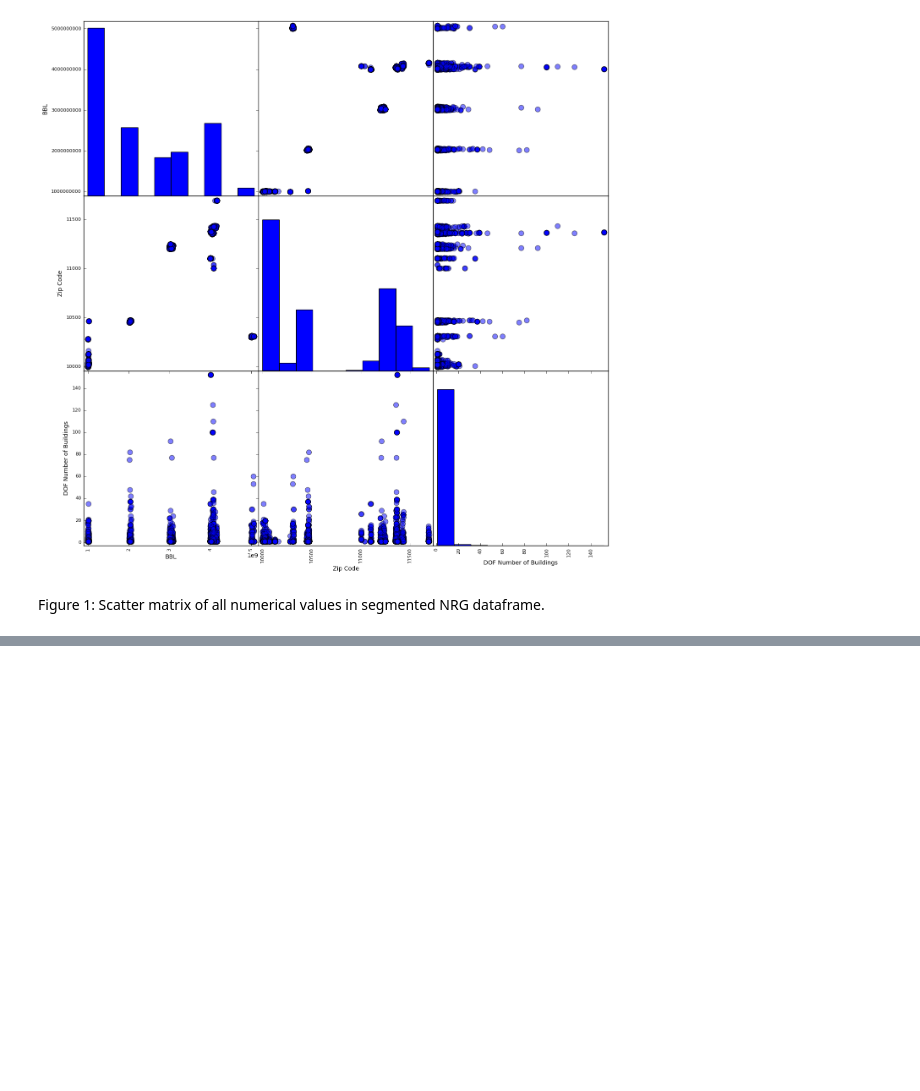
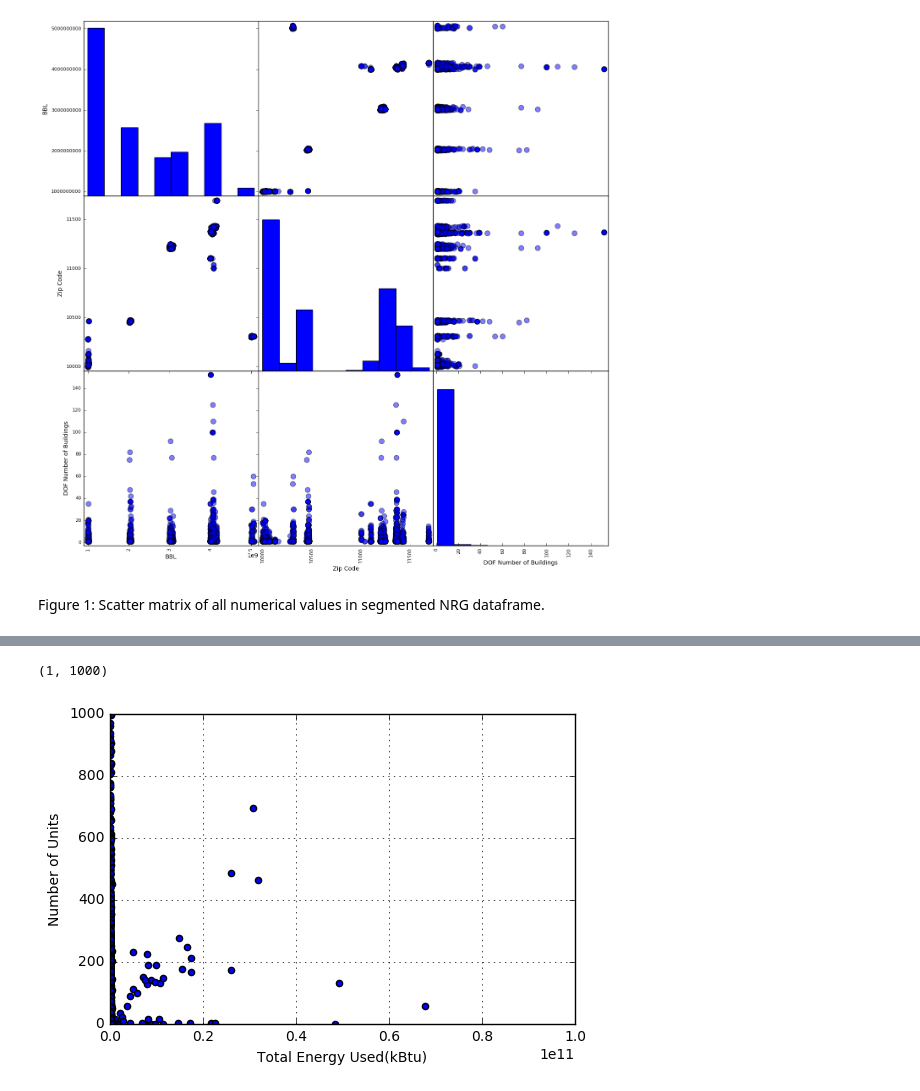
Before and after one commit to tashay/PUI2016_tg1478, a Jupyter notebook: HW6_tg1478/HW6_1_tg1478.ipynb, the cells around one changed output, grey strips where cells are left out. Drawn from its saved outputs; the diff is of its cells as text; code cells hidden in the pictures; blank space fills up the shorter version.

```diff
--- a/HW6_tg1478/HW6_1_tg1478.ipynb
+++ b/HW6_tg1478/HW6_1_tg1478.ipynb
@@ -77,4 +71,0 @@ def canconvert(mydata):
-# %%
-indx = (np.vectorize(canconvert)(nrg['Site EUI(kBtu/ft2)']))
-print ("invalid entries changed to NaN %d"%sum(indx))
-nrg['Site EUI(kBtu/ft2)'][~indx] = float('NaN')
@@ -82,0 +82,4 @@ invalid entries changed to NaN 15513
+# %%
+# Convert objects to numerical values in preparation for merging.
+nrg['Site EUI(kBtu/ft2)'] = pd.to_numeric(nrg['Site EUI(kBtu/ft2)'],errors = 'coerce')
+nrg['Reported Property Floor Area (Building(s)) (ft²)'] = pd.to_numeric(nrg['Reported Property Floor Area (Building(s)) (ft²)'],errors = 'coerce')
@@ -82,0 +97,4 @@ invalid entries changed to NaN 15513
+# %%
+# Merge data frames on unique value BBL.
+bblData = pd.merge(nrg, bsize, on = 'BBL')
+bblData.head()
@@ -82,0 +108,2 @@ invalid entries changed to NaN 15513
+# %%
+bblData['Total Energy Used(kBtu)'] = bblData['Site EUI(kBtu/ft2)'] * bblData['Reported Property Floor Area (Building(s)) (ft²)']
@@ -82,0 +122,11 @@ invalid entries changed to NaN 15513
+# %%
+# Zoomed out view of Total Energy Used vs Number of Units.
+pl.scatter(bblData['Total Energy Used(kBtu)'], bblData['UnitsTotal'])
+pl.xlabel('Total Energy Used(kBtu)')
+pl.ylabel('Number of Units')
+pl.grid(True)
+xlim(1000,1e11)
+ylim(1,1000)
+# %% [output]
+(1, 1000)
+[figure, added]
```
Also changed, not shown: parts of 19 cells of this notebook.
